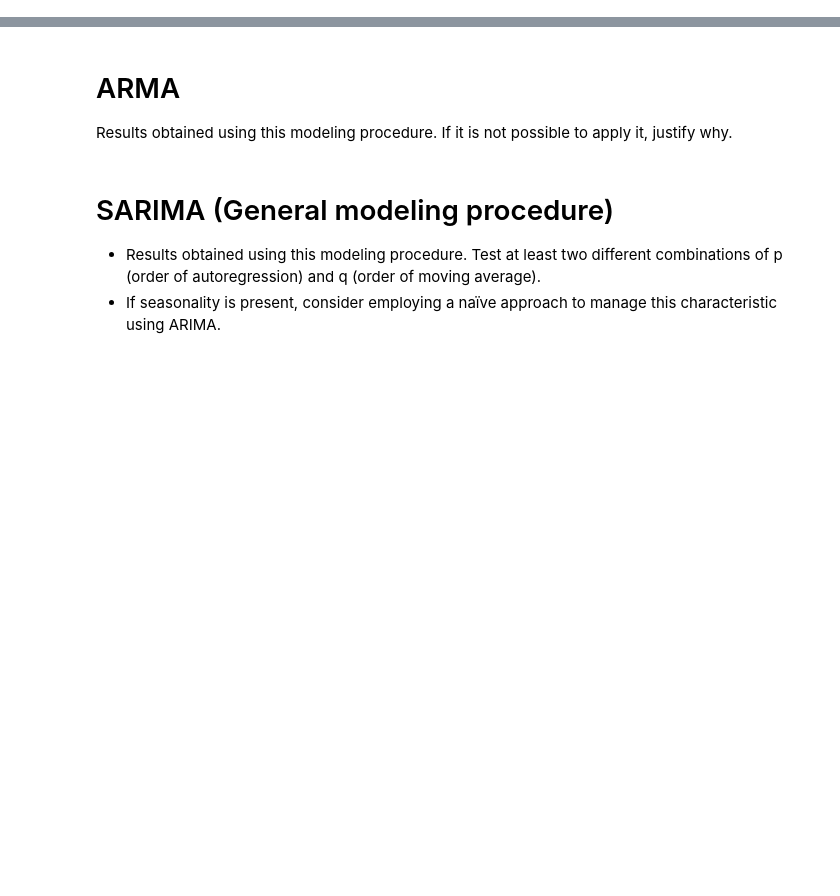
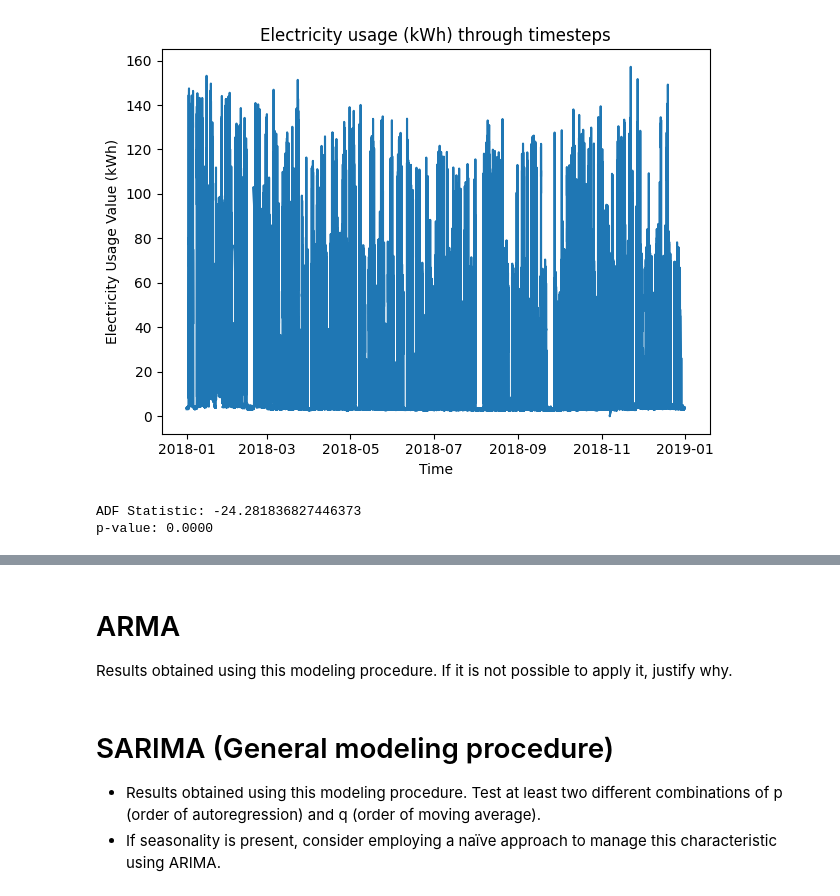
Before and after one commit to DiegoLopezAroca/Multivariate-Time-Series-Forecasting-of-Energy-Consumption-in-the-Steel-Industry, a Jupyter notebook: Advanced_ML_D2_2.ipynb, the cells around one changed output, grey strips where cells are left out. Cells and saved outputs as stored; diff of their text form; code cells hidden in the pictures; blank space fills up the shorter version.

```diff
--- a/Advanced_ML_D2_2.ipynb
+++ b/Advanced_ML_D2_2.ipynb
@@ -22,9 +33,9 @@ auth.authenticate_user()
 google_auth = GoogleAuth()
 google_auth.credentials = GoogleCredentials.get_application_default()
 drive = GoogleDrive(google_auth)
-file_id = '?'
+file_id = '1FLKVRjZcWCm3zBcNElhfEZm3KAzRW3PQ'
 file = drive.CreateFile({'id':file_id})
-file.GetContentFile('a.csv')
+file.GetContentFile('steel_industry_energy_dataset.csv')
 
-df = pd.read_csv('a')
+df = pd.read_csv('steel_industry_energy_dataset.csv')
 df.head()
@@ -34,0 +51,2 @@ techniques to determine the presence of trends, seasonality, and residuals.
+# %%
+df["date"] = pd.to_datetime(df["date"], format="%d/%m/%Y %H:%M")
@@ -34,0 +56,19 @@ techniques to determine the presence of trends, seasonality, and residuals.
+# %%
+def visualize_time_series(dataframe):
+    fig, ax = plt.subplots()
+    ax.plot(dataframe["date"], dataframe["Usage_kWh"])
+    ax.set_xlabel('Time') # Is just the sequential order
+    ax.set_ylabel('Electricity Usage Value (kWh)')
+    plt.title("Electricity usage (kWh) through timesteps")
+    plt.tight_layout()
+
+visualize_time_series(df)
+# %% [output]
+[figure, added]
+# %%
+ADF_result = adfuller(df['Usage_kWh']) # Apply to the time series column
+print(f'ADF Statistic: {ADF_result[0]}')
+print(f'p-value: {ADF_result[1]:.4f}')
+# %% [output]
+ADF Statistic: -24.281836827446373
+p-value: 0.0000
```
Also changed, not shown: parts of 19 cells of this notebook.
